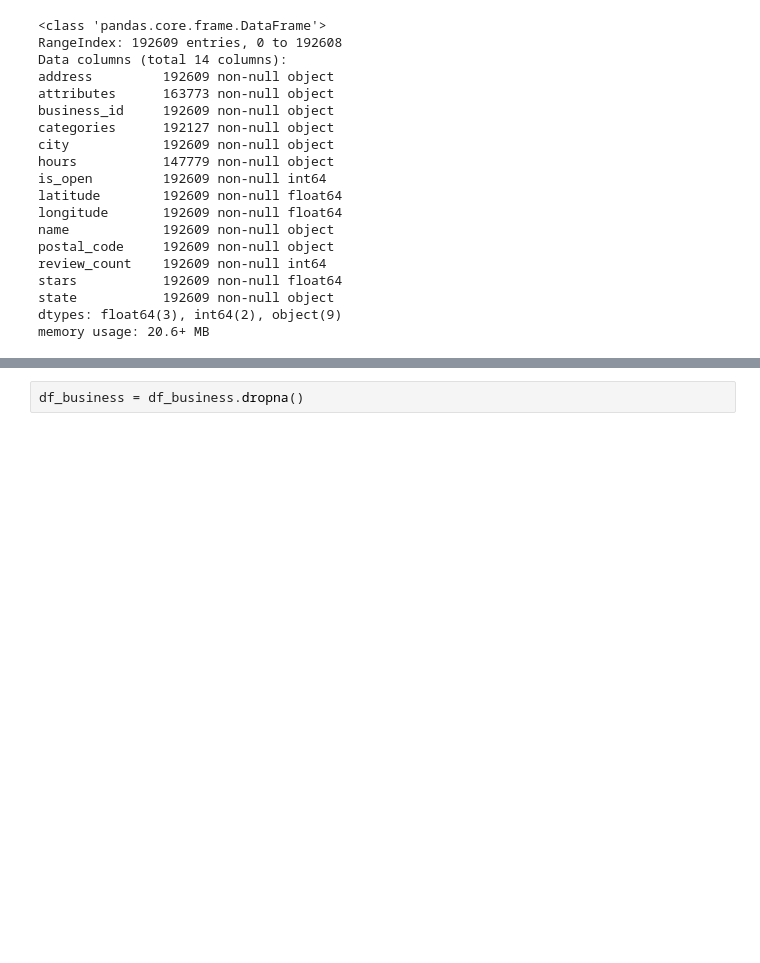
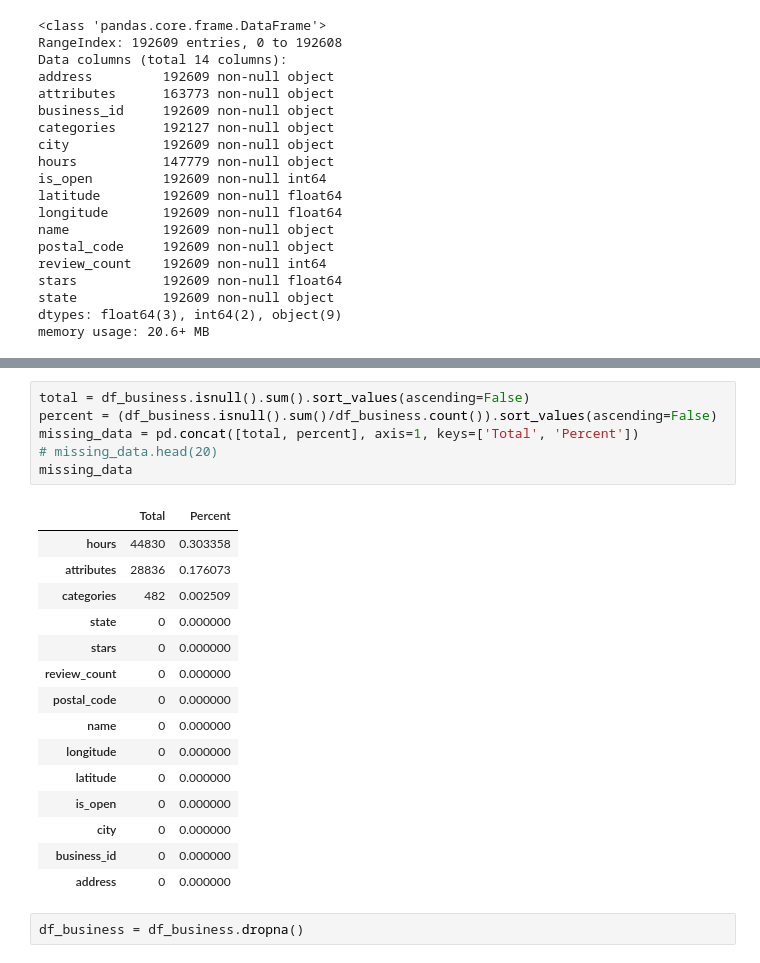
Before and after one commit to ck-unifr/yelp_dataset_challenge, a Jupyter notebook: notebooks/predict_star_ratings_with_checkin.ipynb, the cells around one changed output, grey strips where cells are left out. Saved outputs shown, nothing was run; the diff lists cells and outputs as text; blank space fills up the shorter version.

```diff
--- a/notebooks/predict_star_ratings_with_checkin.ipynb
+++ b/notebooks/predict_star_ratings_with_checkin.ipynb
@@ -56,5 +76,27 @@ df_business.head()
 | 2 | 10110 Johnston Rd, Ste 15 | {'GoodForKids': 'True', 'NoiseLev... | gnKjwL_1w79qoiV3IC_xQQ | Sushi Bars, Restaurants, Japanese | Charlotte | {'Monday': '17:30-21:30', 'Wednes... | 1 | 35.092564 | -80.859132 | Musashi Japanese Restaurant | ... |
 | 3 | 15655 W Roosevelt St, Ste 237 | None | xvX2CttrVhyG2z1dFg_0xw | Insurance, Financial Services | Goodyear | {'Monday': '8:0-17:0', 'Tuesday':... | 1 | 33.455613 | -112.395596 | Farmers Insurance - Paul Lorenz | ... |
 | 4 | 4209 Stuart Andrew Blvd, Ste F | {'BusinessAcceptsBitcoin': 'False... | HhyxOkGAM07SRYtlQ4wMFQ | Plumbing, Shopping, Local Service... | Charlotte | {'Monday': '7:0-23:0', 'Tuesday':... | 1 | 35.190012 | -80.887223 | Queen City Plumbing | ... |
+# %%
+total = df_business.isnull().sum().sort_values(ascending=False)
+percent = (df_business.isnull().sum()/df_business.count()).sort_values(ascending=False)
+missing_data = pd.concat([total, percent], axis=1, keys=['Total', 'Percent'])
+# missing_data.head(20)
+missing_data
+# %% [output]
+|  | Total | Percent |
+| hours | 44830 | 0.303358 |
+| attributes | 28836 | 0.176073 |
+| categories | 482 | 0.002509 |
+| state | 0 | 0.000000 |
+| stars | 0 | 0.000000 |
+| review_count | 0 | 0.000000 |
+| postal_code | 0 | 0.000000 |
+| name | 0 | 0.000000 |
+| longitude | 0 | 0.000000 |
+| latitude | 0 | 0.000000 |
+| is_open | 0 | 0.000000 |
+| city | 0 | 0.000000 |
+| business_id | 0 | 0.000000 |
+| address | 0 | 0.000000 |
 # %%
 df_business = df_business.dropna()
```
Also changed, not shown: parts of 3 cells of this notebook.
